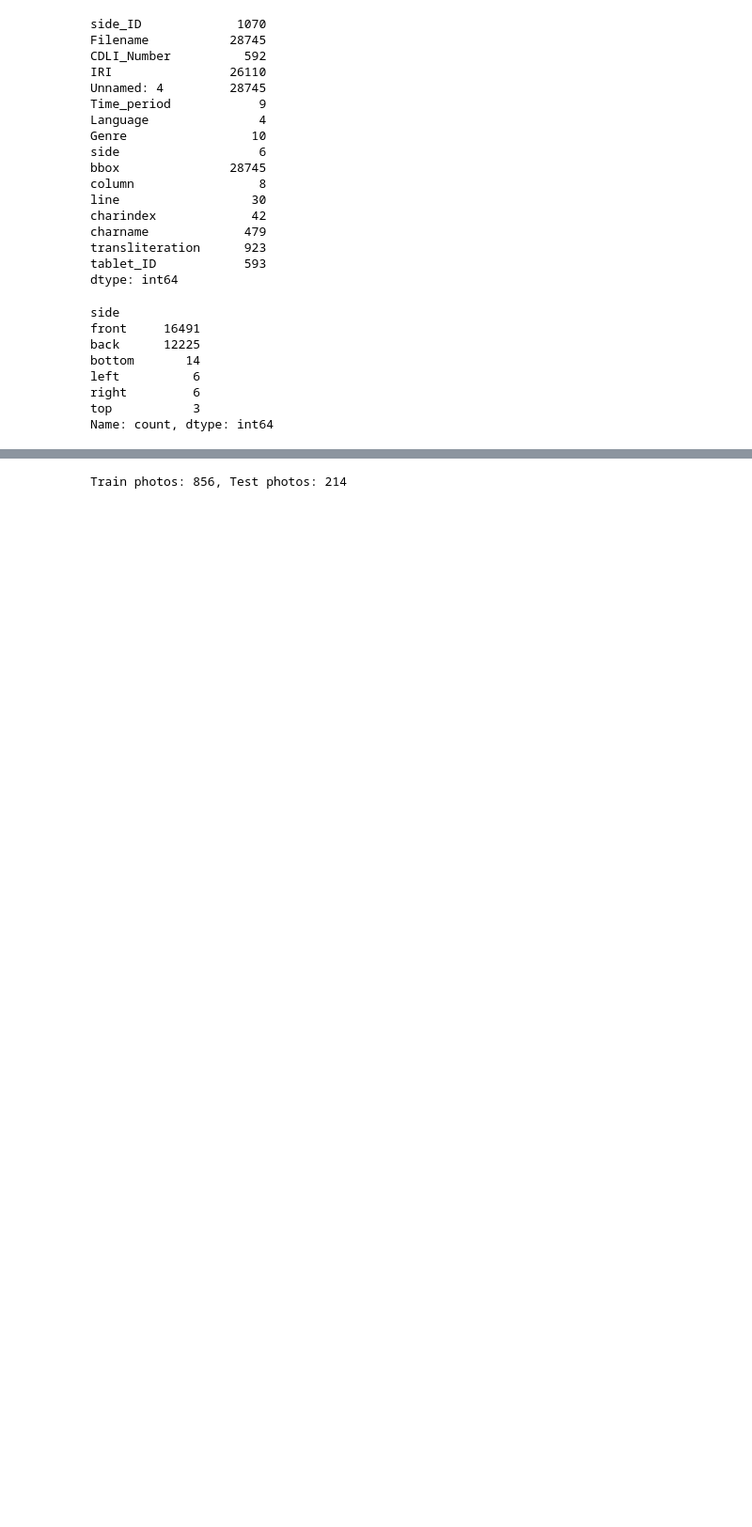
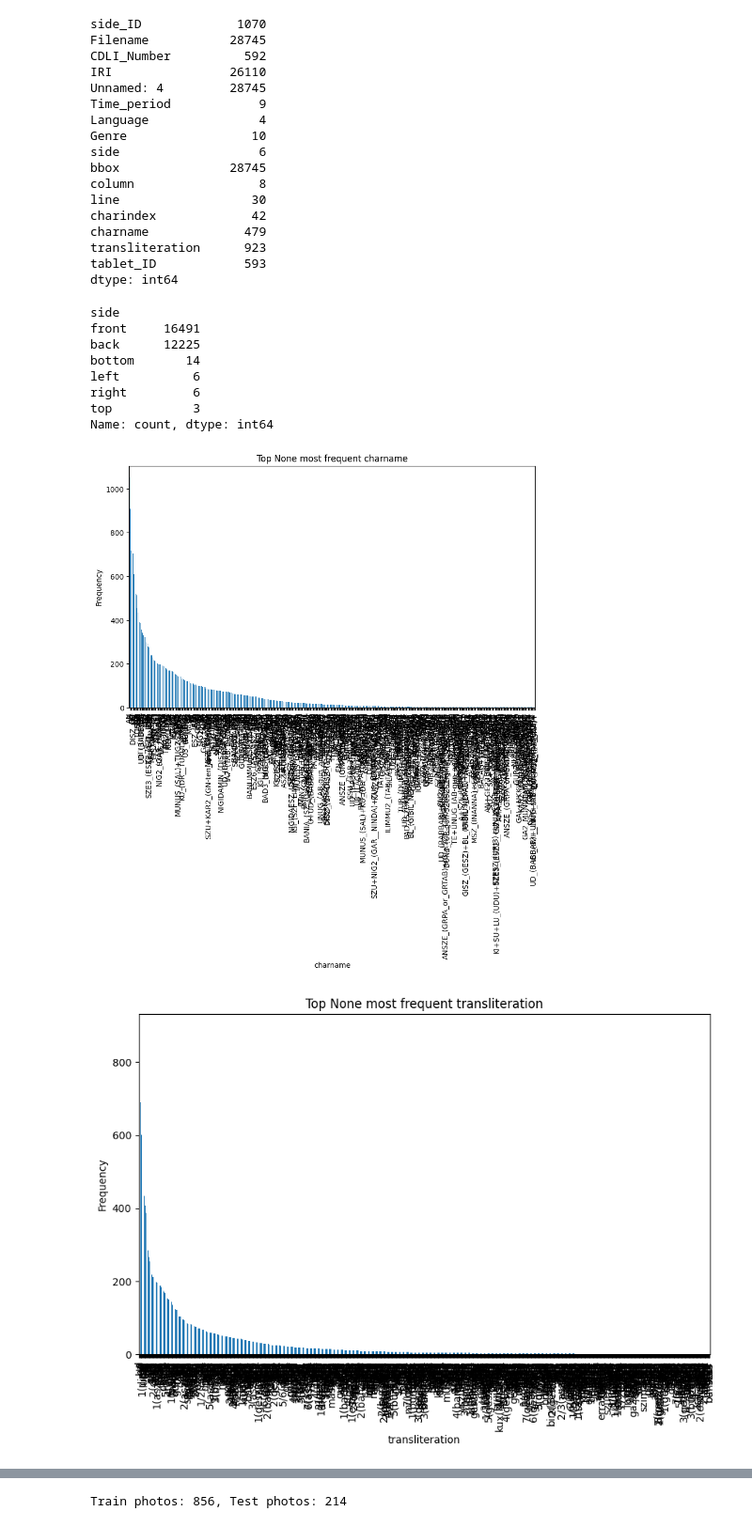
Before and after one commit to VIU-L/SumerianSignDetection, a Jupyter notebook: playgrounds/data_playground.ipynb, the cells around one changed output, grey strips where cells are left out. Shown: that part at 94% size. Drawn from its saved outputs; the diff is of its cells as text; code cells hidden in the pictures; blank space fills up the shorter version.

```diff
--- a/playgrounds/data_playground.ipynb
+++ b/playgrounds/data_playground.ipynb
@@ -81,3 +81,19 @@ left          6
 right         6
 top           3
 Name: count, dtype: int64
+# %%
+# plot frequency of each charname and transliteration
+import matplotlib.pyplot as plt
+def plot_frequency(column_name, top_n=20):
+    freq = bbox_df[column_name].value_counts().head(top_n)
+    plt.figure(figsize=(10, 6))
+    freq.plot(kind='bar')
+    plt.title(f'Top {top_n} most frequent {column_name}')
+    plt.xlabel(column_name)
+    plt.ylabel('Frequency')
+    plt.show()
+plot_frequency('charname', top_n=None)
+plot_frequency('transliteration', top_n=None)
+# %% [output]
+[figure, added]
+[figure, added]
```
Also changed, not shown: parts of 4 cells of this notebook, 8 other files.
